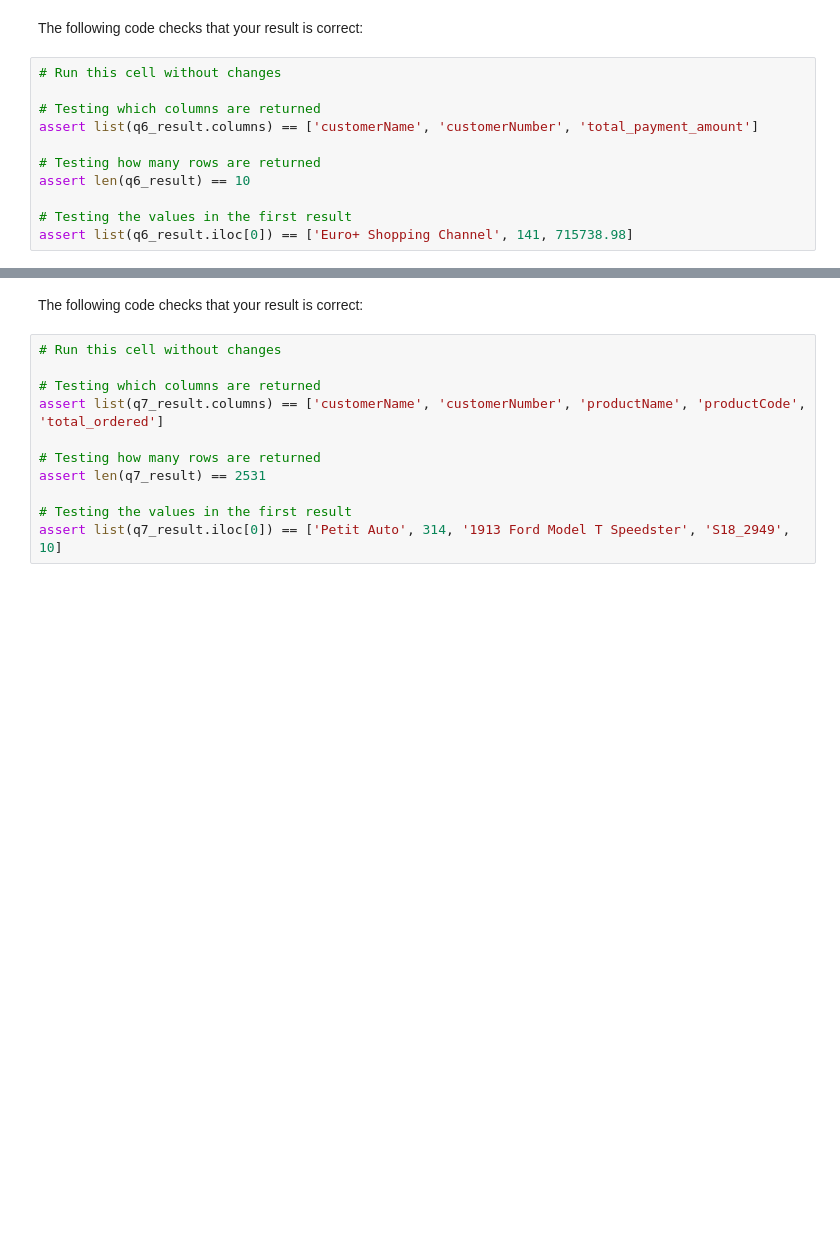
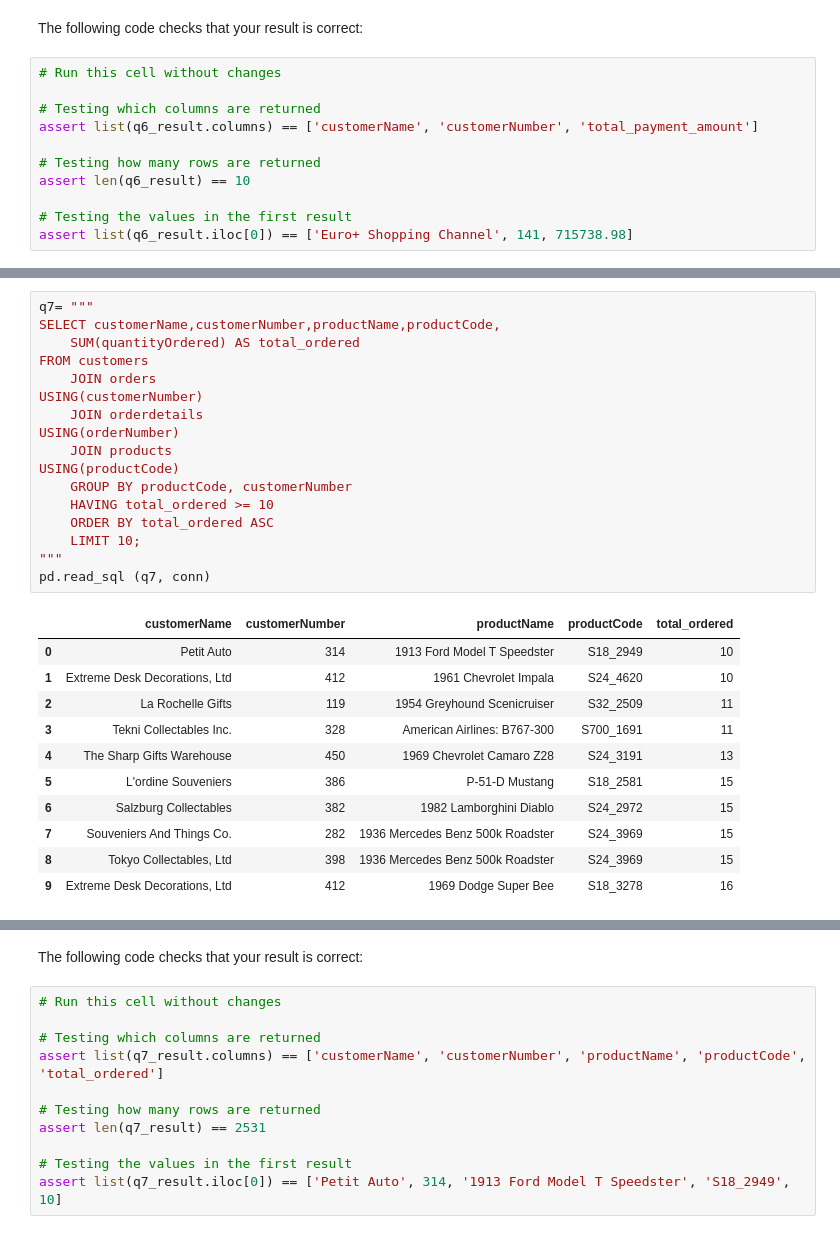
Before and after one commit to Iankip8/ds-sql_queries_nbz32, a Jupyter notebook: index.ipynb, the cells around one changed output, grey strips where cells are left out. Drawn from its saved outputs; the diff is of its cells as text; blank space fills up the shorter version.

```diff
--- a/index.ipynb
+++ b/index.ipynb
@@ -388,3 +391,32 @@ The five columns selected should be `customerName`, `customerNumber`, `productNa
 #### Expected Output
 
 <img src='https://curriculum-content.s3.amazonaws.com/data-science/images/expected_output_q7.png'>
+# %%
+q7= """
+SELECT customerName,customerNumber,productName,productCode,
+    SUM(quantityOrdered) AS total_ordered
+FROM customers
+    JOIN orders
+USING(customerNumber)
+    JOIN orderdetails
+USING(orderNumber)
+    JOIN products
+USING(productCode)
+    GROUP BY productCode, customerNumber
+    HAVING total_ordered >= 10
+    ORDER BY total_ordered ASC
+    LIMIT 10;
+"""
+pd.read_sql (q7, conn)
+# %% [output]
+|  | customerName | customerNumber | productName | productCode | total_ordered |
+| 0 | Petit Auto | 314 | 1913 Ford Model T Speedster | S18_2949 | 10 |
+| 1 | Extreme Desk Decorations, Ltd | 412 | 1961 Chevrolet Impala | S24_4620 | 10 |
+| 2 | La Rochelle Gifts | 119 | 1954 Greyhound Scenicruiser | S32_2509 | 11 |
+| 3 | Tekni Collectables Inc. | 328 | American Airlines: B767-300 | S700_1691 | 11 |
+| 4 | The Sharp Gifts Warehouse | 450 | 1969 Chevrolet Camaro Z28 | S24_3191 | 13 |
+| 5 | L'ordine Souveniers | 386 | P-51-D Mustang | S18_2581 | 15 |
+| 6 | Salzburg Collectables | 382 | 1982 Lamborghini Diablo | S24_2972 | 15 |
+| 7 | Souveniers And Things Co. | 282 | 1936 Mercedes Benz 500k Roadster | S24_3969 | 15 |
+| 8 | Tokyo Collectables, Ltd | 398 | 1936 Mercedes Benz 500k Roadster | S24_3969 | 15 |
+| 9 | Extreme Desk Decorations, Ltd | 412 | 1969 Dodge Super Bee | S18_3278 | 16 |
```
Also changed, not shown: parts of 5 cells of this notebook, 2 other files.
